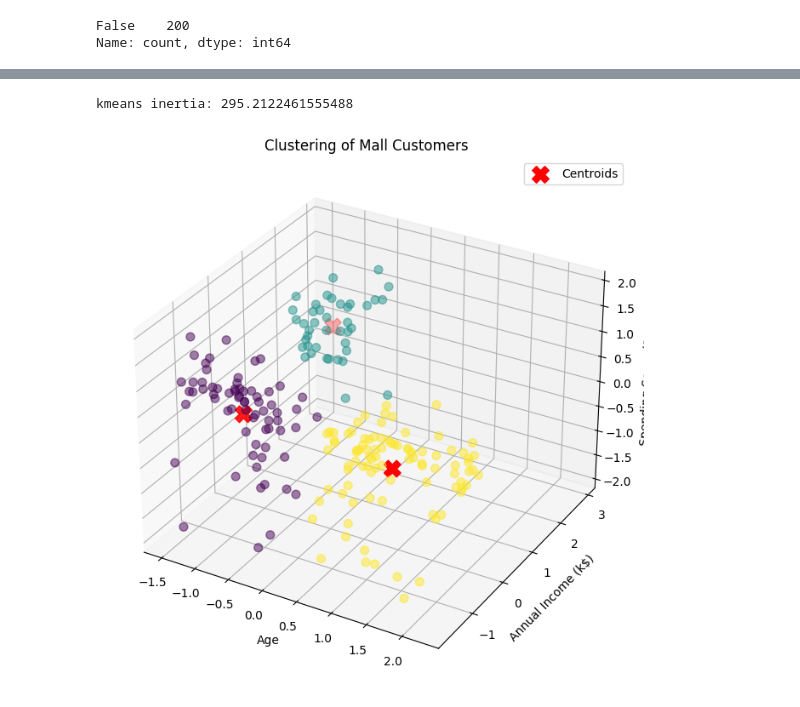
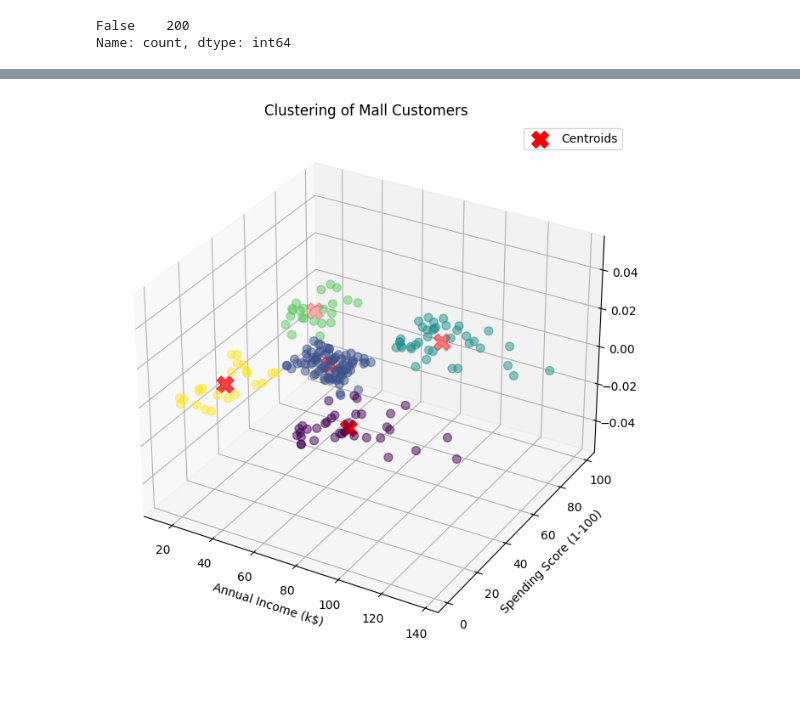
Before and after one commit to adrianhi/Mall_Customers-cluster, a Jupyter notebook: KMeans.ipynb, the cells around one changed output, grey strips where cells are left out. Saved outputs shown, nothing was run; the diff lists cells and outputs as text; code cells hidden in the pictures.

```diff
--- a/KMeans.ipynb
+++ b/KMeans.ipynb
@@ -53,0 +53,4 @@ df.sample(n=15)
+# %%
+#seleccionamos las columnas que usaremos para el analisis
+X = df.iloc[:, [3,4]].values
+X[0:5]
@@ -92,3 +108,0 @@ fig.show()
-# %%
-X = df_encoded[['Age', 'Annual Income (k$)', 'Spending Score (1-100)']]
-X
@@ -113,10 +116,9 @@ X_scaled = scaler.fit_transform(X)
 wcss = []
 for i in range(1, 11):
     kmeans = KMeans(n_clusters=i, random_state=0)
-    kmeans.fit(X_scaled)
+    kmeans.fit(X)
     wcss.append(kmeans.inertia_)
 
-# Graficar los resultados
 plt.plot(range(1, 11), wcss, marker='o')
 plt.title('Elbow Method')
 plt.xlabel('Number of clusters')
@@ -145,22 +166,23 @@ plt.show()
-# %%
-kmeans = KMeans(n_clusters=3, random_state=42)
-kmeans.fit(X_scaled)
-print('kmeans inertia:',kmeans.inertia_)
-# %% [output]
-kmeans inertia: 295.2122461555488
 # %%
+from mpl_toolkits.mplot3d import Axes3D
 
-from mpl_toolkits.mplot3d import Axes3D
+# Crear el modelo K-means con 5 clústeres
+kmeans = KMeans(n_clusters=5, init='k-means++', max_iter=300, n_init=10, random_state=0)
+y_kmeans = kmeans.fit_predict(X)
+
 fig = plt.figure(figsize=(10, 8))
 ax = fig.add_subplot(111, projection='3d')
-ax.scatter(X_scaled[:, 0], X_scaled[:, 1], X_scaled[:, 2], c=kmeans.labels_, cmap='viridis', s=50, alpha=0.5)
 
-ax.scatter(kmeans.cluster_centers_[:, 0], kmeans.cluster_centers_[:, 1], kmeans.cluster_centers_[:, 2], c='red', s=200, marker='X', label='Centroids')
-ax.set_xlabel('Age')
-ax.set_ylabel('Annual Income (k$)')
-ax.set_zlabel('Spending Score (1-100)')
+ax.scatter(X[:, 0], X[:, 1], c=y_kmeans, cmap='viridis', s=50, alpha=0.5)
+
+ax.scatter(kmeans.cluster_centers_[:, 0], kmeans.cluster_centers_[:, 1], c='red', s=200, marker='X', label='Centroids')
+
+ax.set_xlabel('Annual Income (k$)')
+ax.set_ylabel('Spending Score (1-100)')
+
 plt.title('Clustering of Mall Customers')
 plt.legend()
+
 plt.show()
 # %% [output]
-[figure, old version]
+[figure, new version]
```
Also changed, not shown: parts of 24 cells of this notebook.
